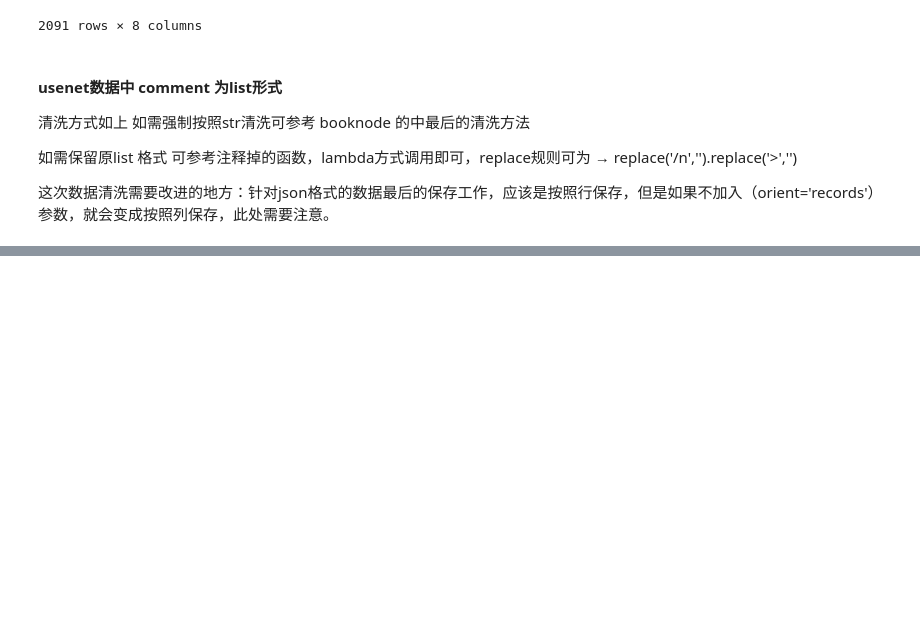
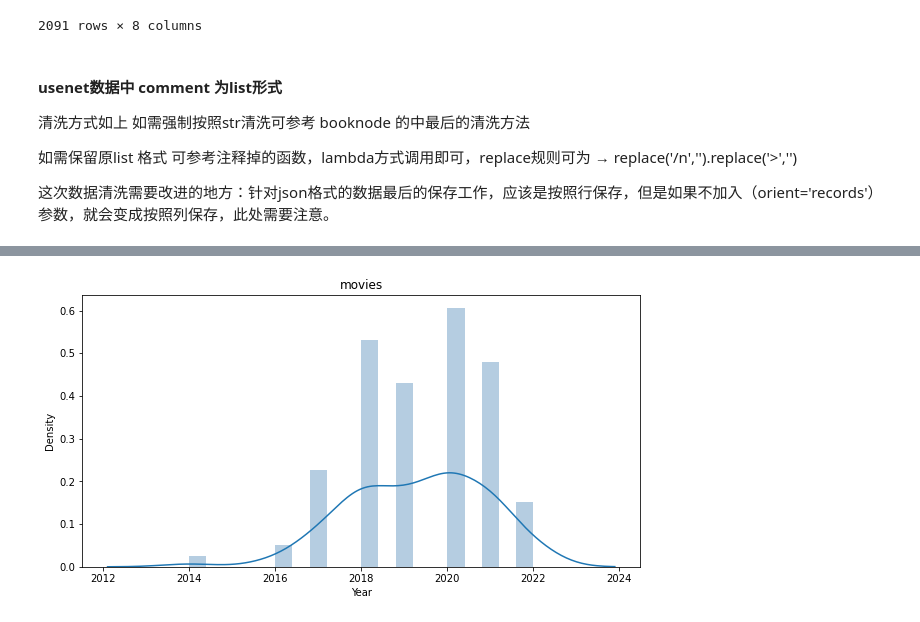
Before and after one commit to theovanrooij/projet_Cyperbunk, a Jupyter notebook: result/csv/clean.ipynb, the cells around one changed output, grey strips where cells are left out. Cells and saved outputs as stored; diff of their text form; code cells hidden in the pictures; blank space fills up the shorter version.

```diff
--- a/result/csv/clean.ipynb
+++ b/result/csv/clean.ipynb
@@ -727,0 +789,16 @@ usenet.to_json('result/json/usenet.json',orient='records')#
+# %%
+def k_to_num(char):
+    flag='k'
+    if flag in char:
+        end=float(char.replace('k',''))*1000
+    elif char=='Vote':
+        end=0
+    else:
+        end = float(char)
+    return end
+# %%
+movies['vote']=movies.apply(lambda x : k_to_num(x['vote']),axis=1)
+# %%
+movies['date']=pd.to_datetime(movies['date'], format='%Y-%m-%d')
+# %%
+movies['Year'] = movies['date'].dt.year
@@ -727,0 +821,7 @@ usenet.to_json('result/json/usenet.json',orient='records')#
+# %%
+plt.figure(figsize=(10,5))
+sns.distplot(movies['Year'],bins=20,hist_kws={"color":"steelblue"})
+plt.title("movies")
+plt.show()
+# %% [output]
+[figure, added]
```
Also changed, not shown: parts of 32 cells of this notebook.
